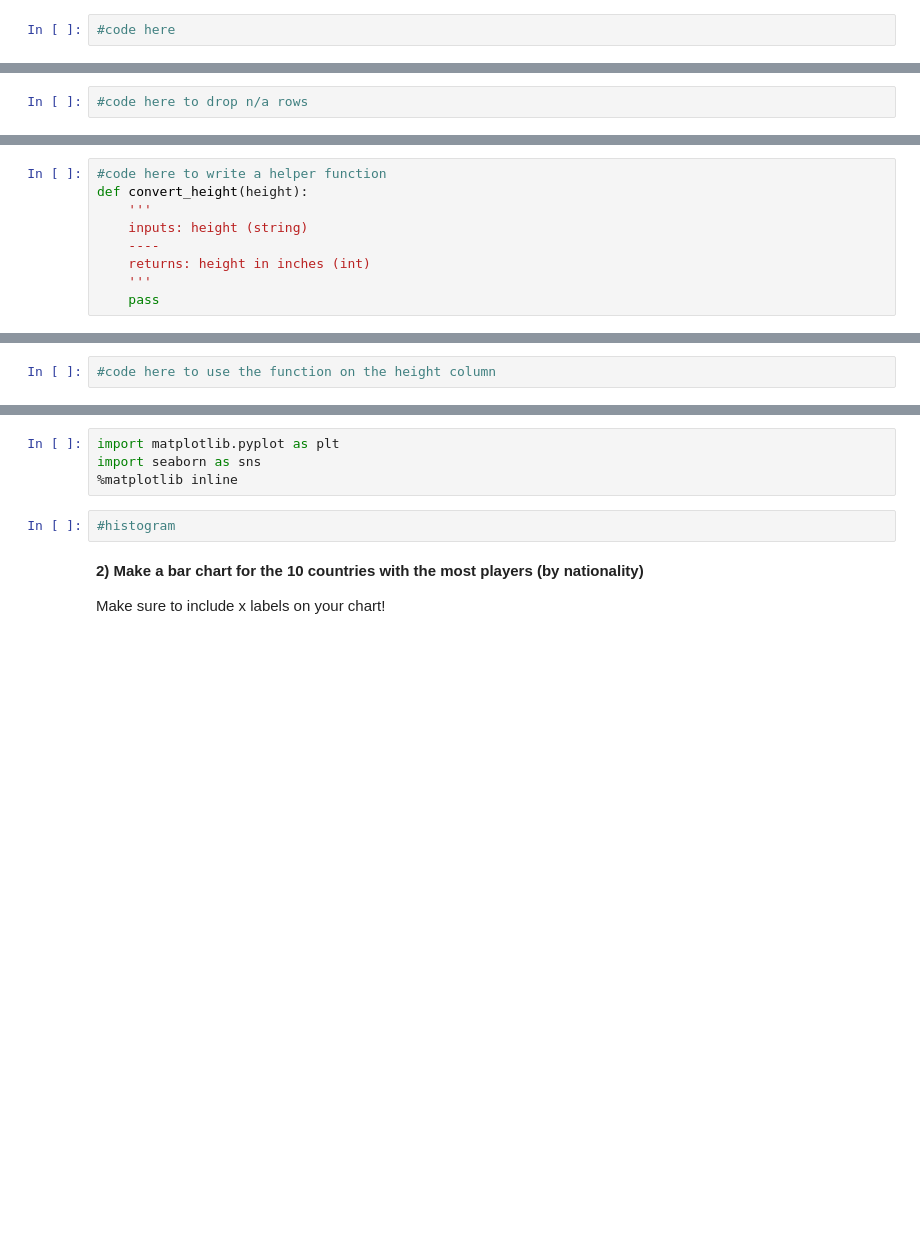
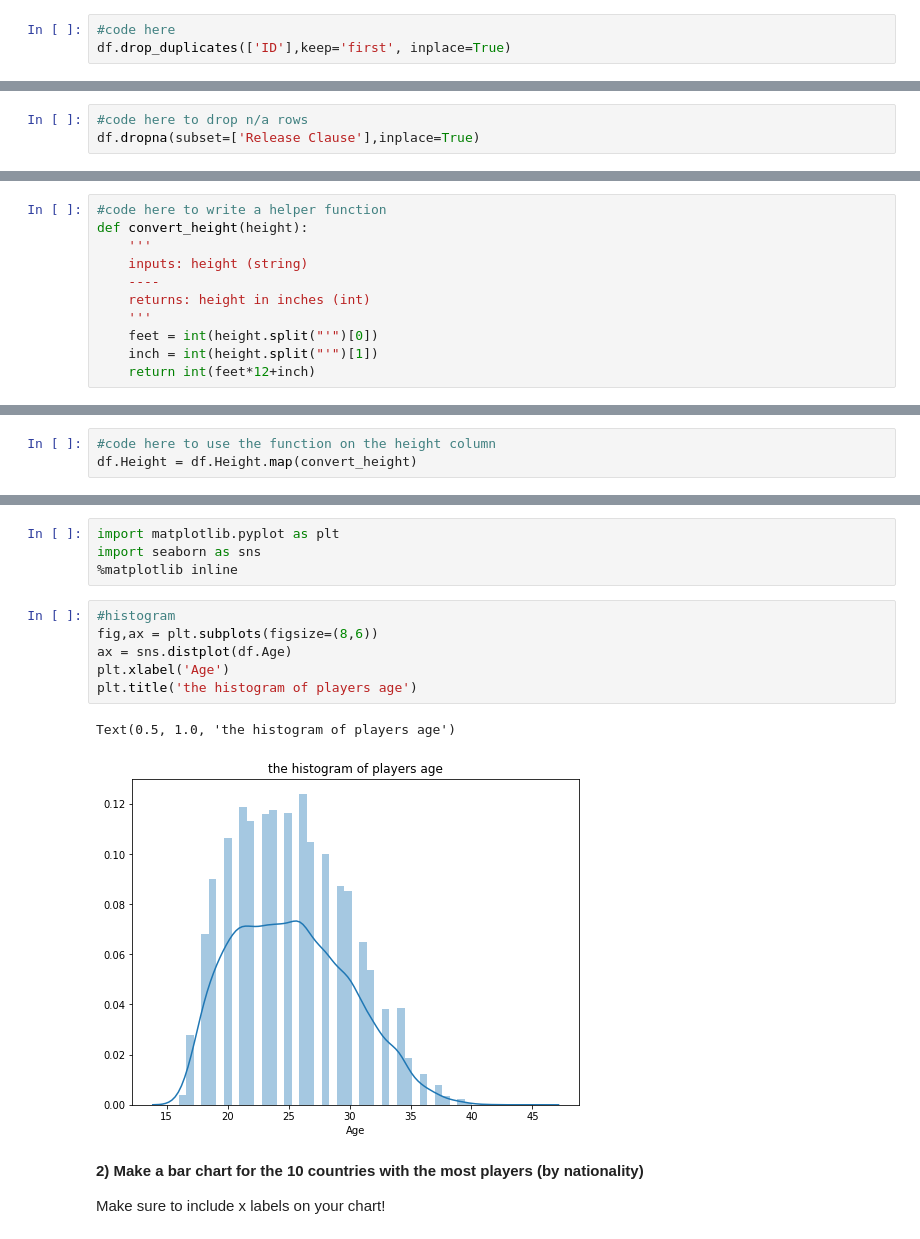
Before and after one commit to learn-co-students/module-1-code-challenge-round-1-seattle-ds-career-051319-dsc-module-1-assessment-1562691756, a Jupyter notebook: index.ipynb, the cells around one changed output, grey strips where cells are left out. Saved outputs shown, nothing was run; the diff lists cells and outputs as text; blank space fills up the shorter version.

```diff
--- a/index.ipynb
+++ b/index.ipynb
@@ -155,3 +178,4 @@ First, check how many rows are in the dataset, then check how many unique values
 It looks like there are duplicates.  Get rid of them by dropping duplicate rows. After you have dropped them, see how many rows are remaining.</b>
 # %%
 #code here
+df.drop_duplicates(['ID'],keep='first', inplace=True)
@@ -163,5 +211,6 @@ It looks like there are duplicates.  Get rid of them by dropping duplicate rows.
 Drop rows for which "Release Clause" is none or not given. This is part of a soccer player's contract dealing with being bought out by another team. Release Clause will be the target variable for our regression model.  After you have dropped them, see how many rows are remaining.</b>
 # %%
 #code here to drop n/a rows
+df.dropna(subset=['Release Clause'],inplace=True)
 # %%
 #now check how many rows are left
@@ -176,7 +234,9 @@ def convert_height(height):
     ----
     returns: height in inches (int)
     '''
-    pass
+    feet = int(height.split("'")[0])
+    inch = int(height.split("'")[1])
+    return int(feet*12+inch)
 # %%
 #test here
 convert_height("5'7")
@@ -183,2 +245,3 @@ convert_height("5'7")
 # %%
 #code here to use the function on the height column
+df.Height = df.Height.map(convert_height)
@@ -192,8 +275,15 @@ _Add a title and x axis label._ Use whichever plotting library you are most comf
 import matplotlib.pyplot as plt
 import seaborn as sns
 %matplotlib inline
-# %%
-#histogram
+# %%
+#histogram
+fig,ax = plt.subplots(figsize=(8,6))
+ax = sns.distplot(df.Age)
+plt.xlabel('Age')
+plt.title('the histogram of players age')
+# %% [output]
+Text(0.5, 1.0, 'the histogram of players age')
+[figure, added]
 # %% [markdown]
 <b> 2) Make a bar chart for the 10 countries with the most players (by nationality)</b>
 
```
Also changed, not shown: parts of 38 cells of this notebook.
